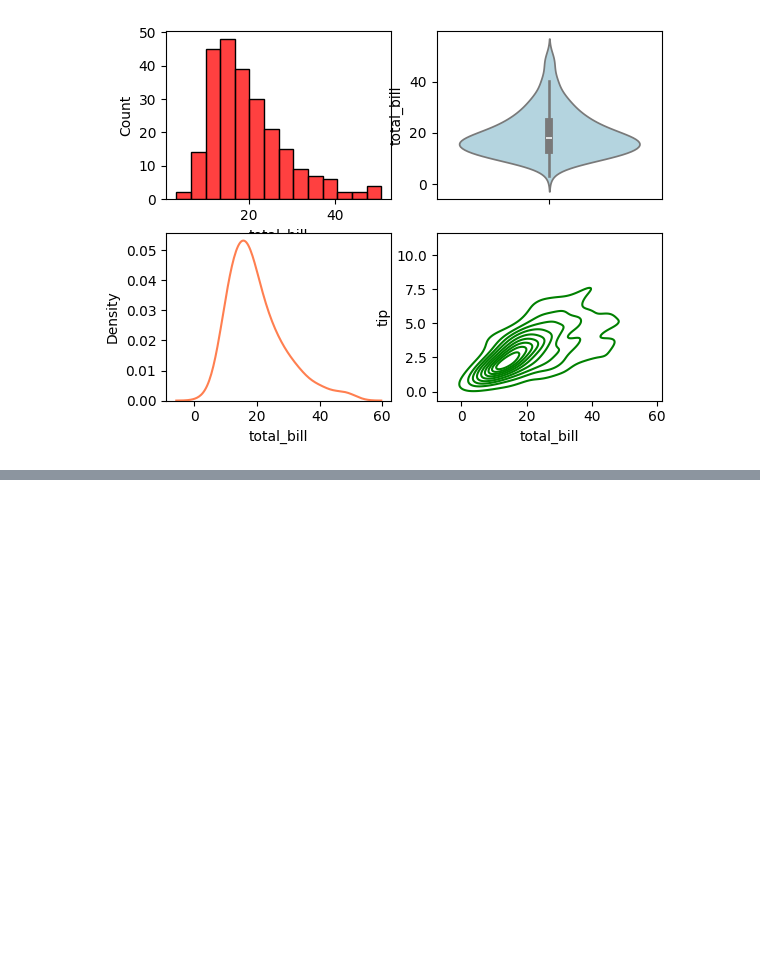
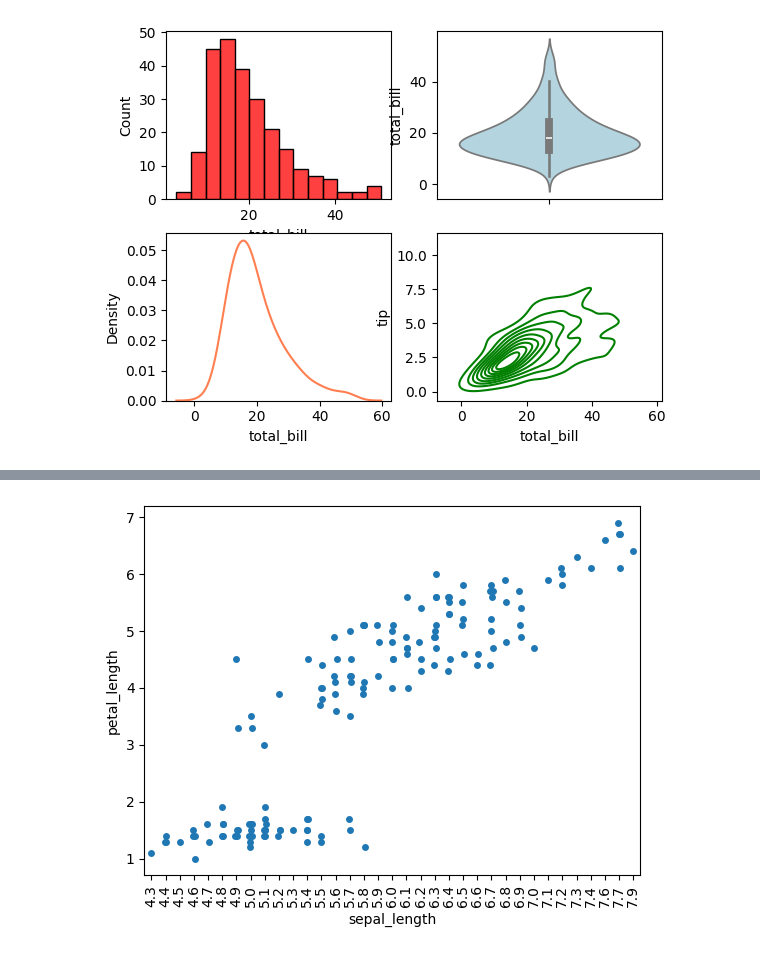
Before and after one commit to najafathima/Data_Science, a Jupyter notebook: week3.ipynb, the cells around one changed output, grey strips where cells are left out. Cells and saved outputs as stored; diff of their text form; code cells hidden in the pictures; blank space fills up the shorter version.

```diff
--- a/week3.ipynb
+++ b/week3.ipynb
@@ -513,0 +568,6 @@ plt.show()
+# %%
+sns.stripplot(x='sepal_length',y='petal_length',data=iris)
+plt.xticks(rotation=90) #rotates the x-axis ticks/labels by given degrees.
+plt.show()
+# %% [output]
+[figure, added]
```
Also changed, not shown: parts of 31 cells of this notebook.
